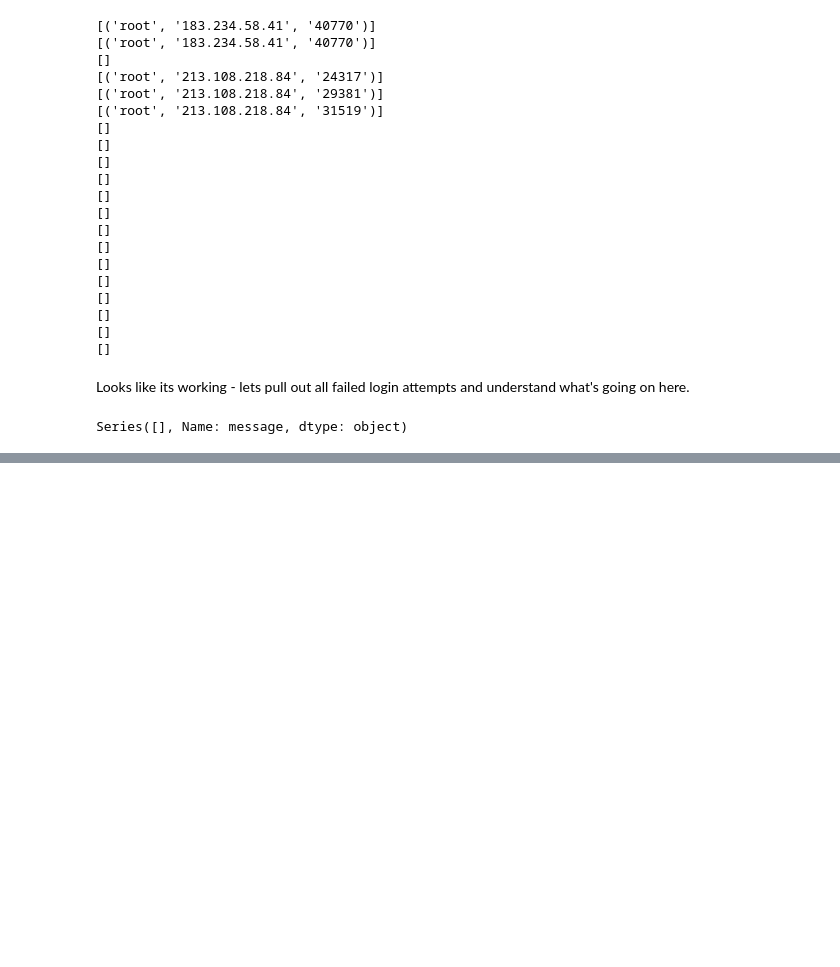
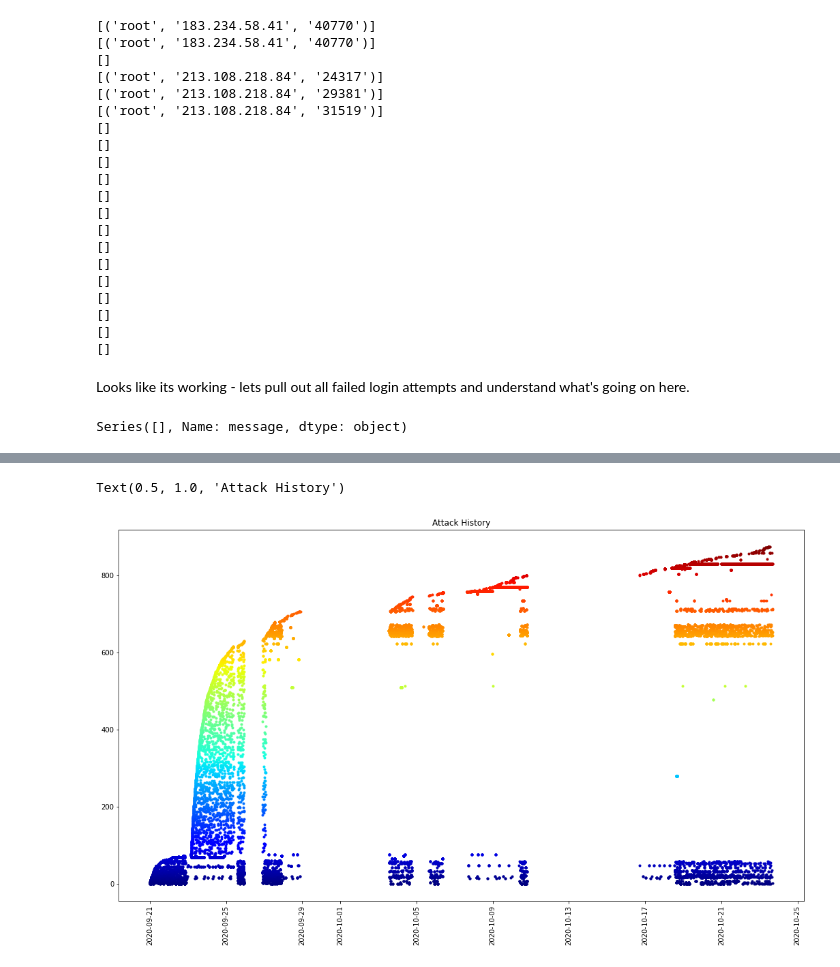
Before and after one commit to Jollyhrothgar/log_analysis, a Jupyter notebook: auth_log_parse.ipynb, the cells around one changed output, grey strips where cells are left out. Cells and saved outputs as stored; diff of their text form; code cells hidden in the pictures; blank space fills up the shorter version.

```diff
--- a/auth_log_parse.ipynb
+++ b/auth_log_parse.ipynb
@@ -425,0 +428,28 @@ check.lookup_whois()['asn_country_code']
+# %%
+# plt_df = df_summary.loc[df_summary.index == '218.92.0.205']
+plt_df = df_summary
+plt_df
+
+n = len(plt_df)
+color = plt.cm.jet(np.linspace(0, 1,n))
+# %%
+fig, ax = plt.subplots(figsize=(18,10))
+plt.sca(ax)
+
+for i, row in enumerate(plt_df.sort_values(by='min_timestamp').iterrows()):
+  ip_address = row[0]
+  data = row[1]
+  timeseries = data['timeseries']
+
+  plt.scatter(
+    timeseries,
+    np.full(shape=(len(timeseries),), fill_value=i),
+    label=ip_address,
+    marker='.',
+    color=color[i],
+  )
+  plt.xticks(rotation='90')
+plt.title("Attack History")
+# %% [output]
+Text(0.5, 1.0, 'Attack History')
+[figure, added]
```
Also changed, not shown: parts of 17 cells of this notebook, 2 other files.
